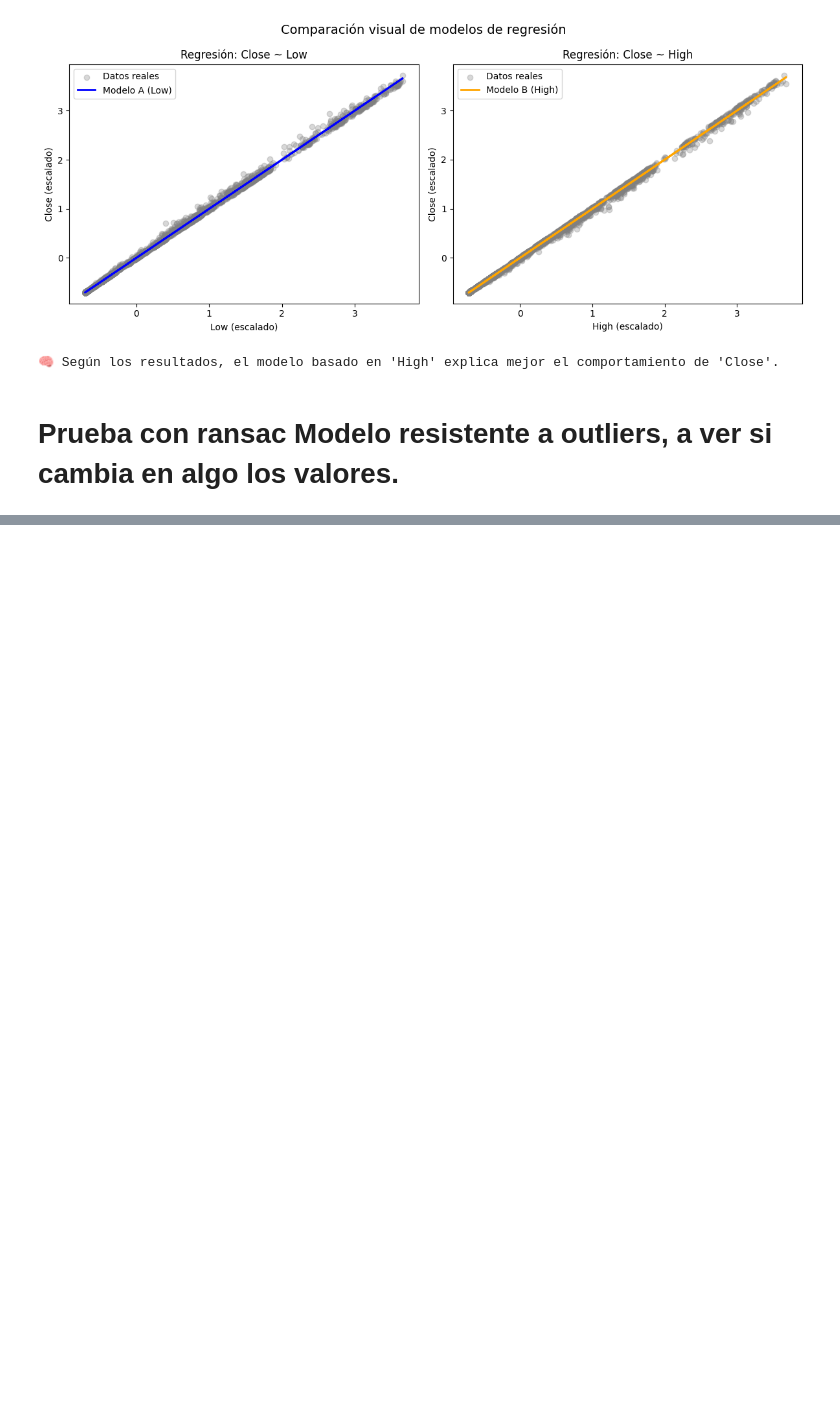
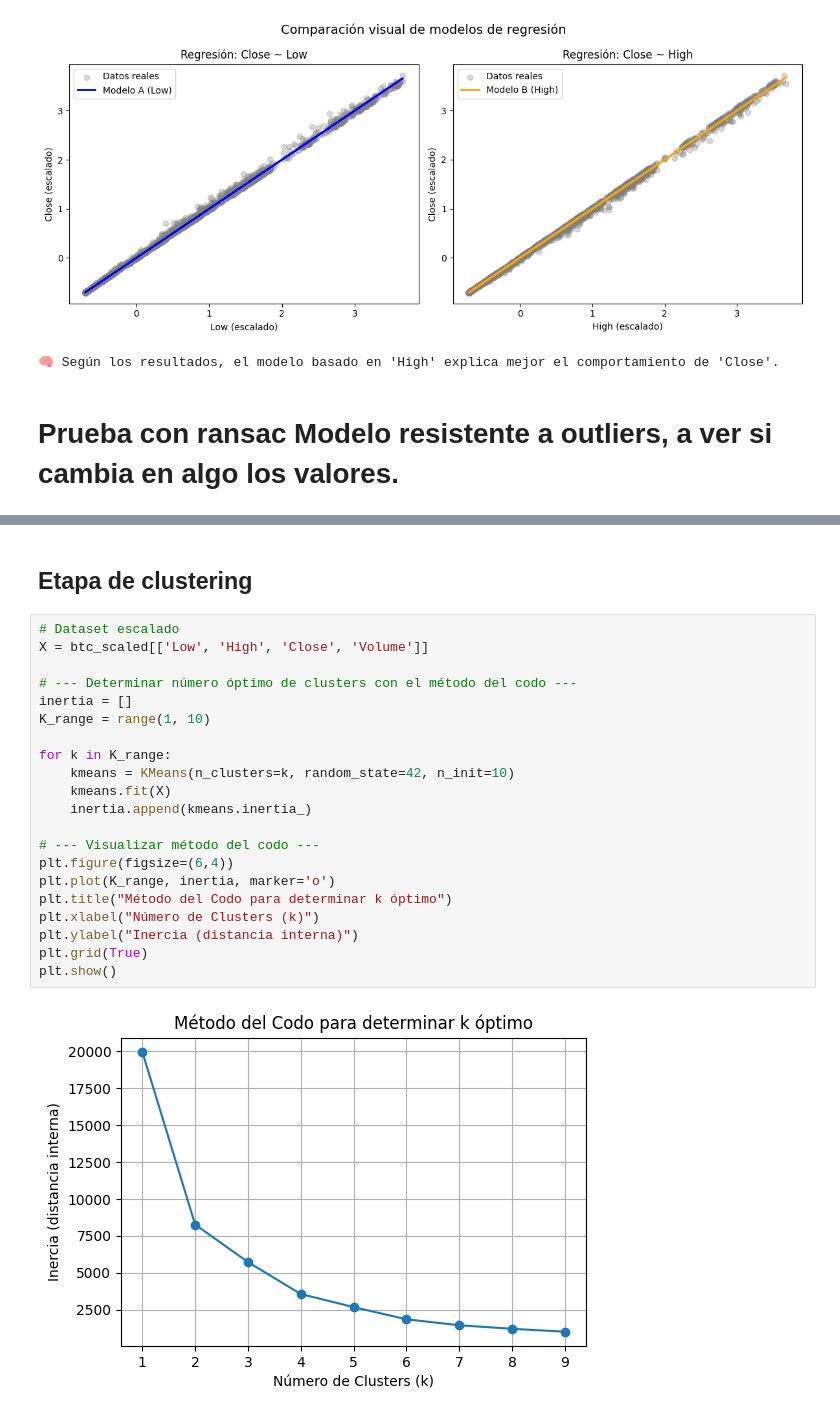
Before and after one commit to AlexandreKc/SUMATIVA2_IDN, a Jupyter notebook: notebook/BI_T2_SebastianCarrera.ipynb, the cells around one changed output, grey strips where cells are left out. Saved outputs shown, nothing was run; the diff lists cells and outputs as text; blank space fills up the shorter version.

```diff
--- a/notebook/01_analisisYAjustes.ipynb
+++ b/notebook/BI_T2_SebastianCarrera.ipynb
@@ -564,3 +656,28 @@ Modelo		R²
 
 
 *Sobre los resultados de los modelos podemos concluir que la hipotesis se ve rechazada, en el R² podemos observar una pequeña diferencia que implica que las alzas en el valor más alto del dia tienen un impacto un poco más fuerte que los valores muy bajos en Low, en resumen el valor de cierre tiende a estar más cerca de los valores máximos que de los mínimos. Podemos decir que existe un leve sesgo alcista donde los valores altos tienen más influencia que los valores mínimos que se ven absorbidos o corregidos.*
+# %% [markdown]
+## **Etapa de clustering**
+# %%
+# Dataset escalado
+X = btc_scaled[['Low', 'High', 'Close', 'Volume']]
+
+# --- Determinar número óptimo de clusters con el método del codo ---
+inertia = []
+K_range = range(1, 10)
+
+for k in K_range:
+    kmeans = KMeans(n_clusters=k, random_state=42, n_init=10)
+    kmeans.fit(X)
+    inertia.append(kmeans.inertia_)
+
+# --- Visualizar método del codo ---
+plt.figure(figsize=(6,4))
+plt.plot(K_range, inertia, marker='o')
+plt.title("Método del Codo para determinar k óptimo")
+plt.xlabel("Número de Clusters (k)")
+plt.ylabel("Inercia (distancia interna)")
+plt.grid(True)
+plt.show()
+# %% [output]
+[figure, added]
```
Also changed, not shown: parts of 27 cells of this notebook.
